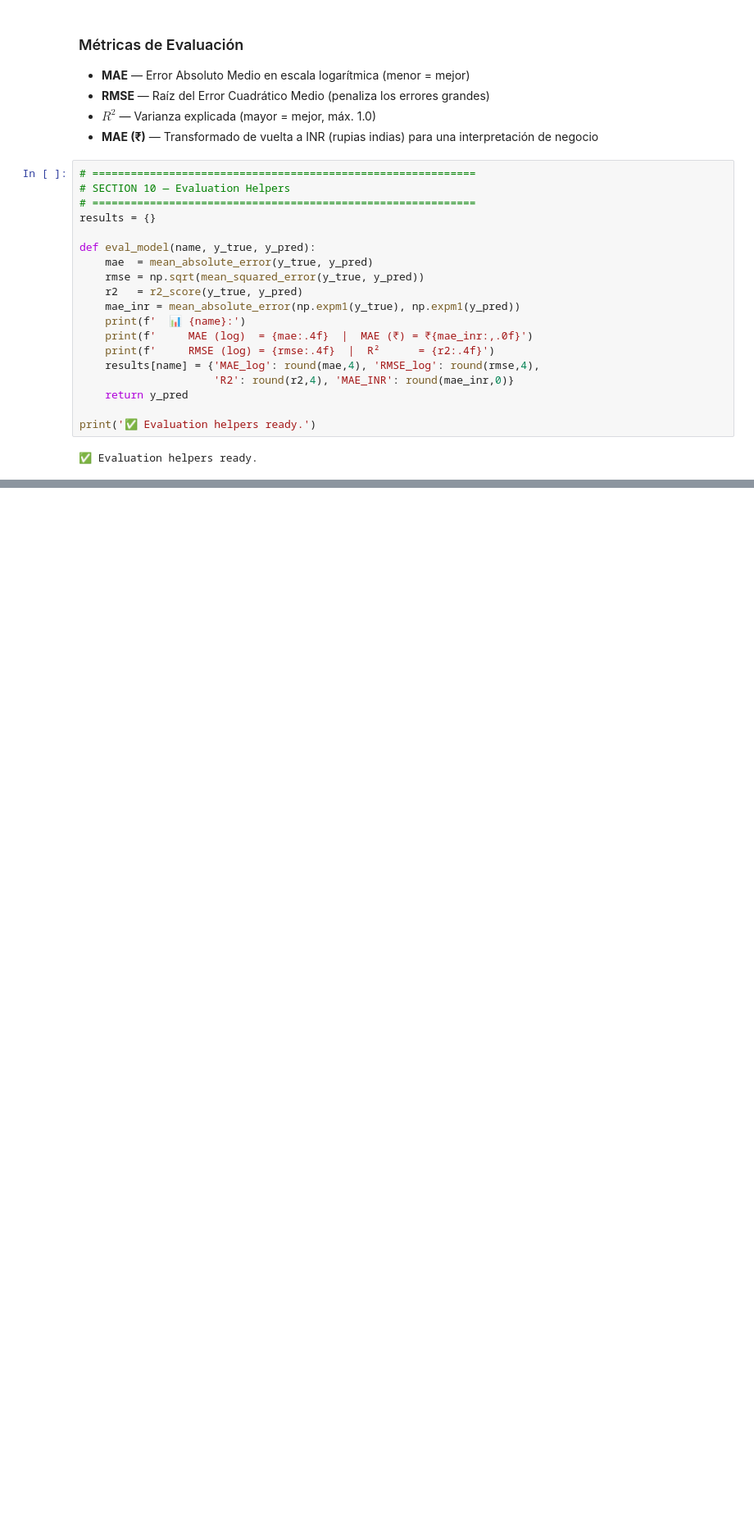
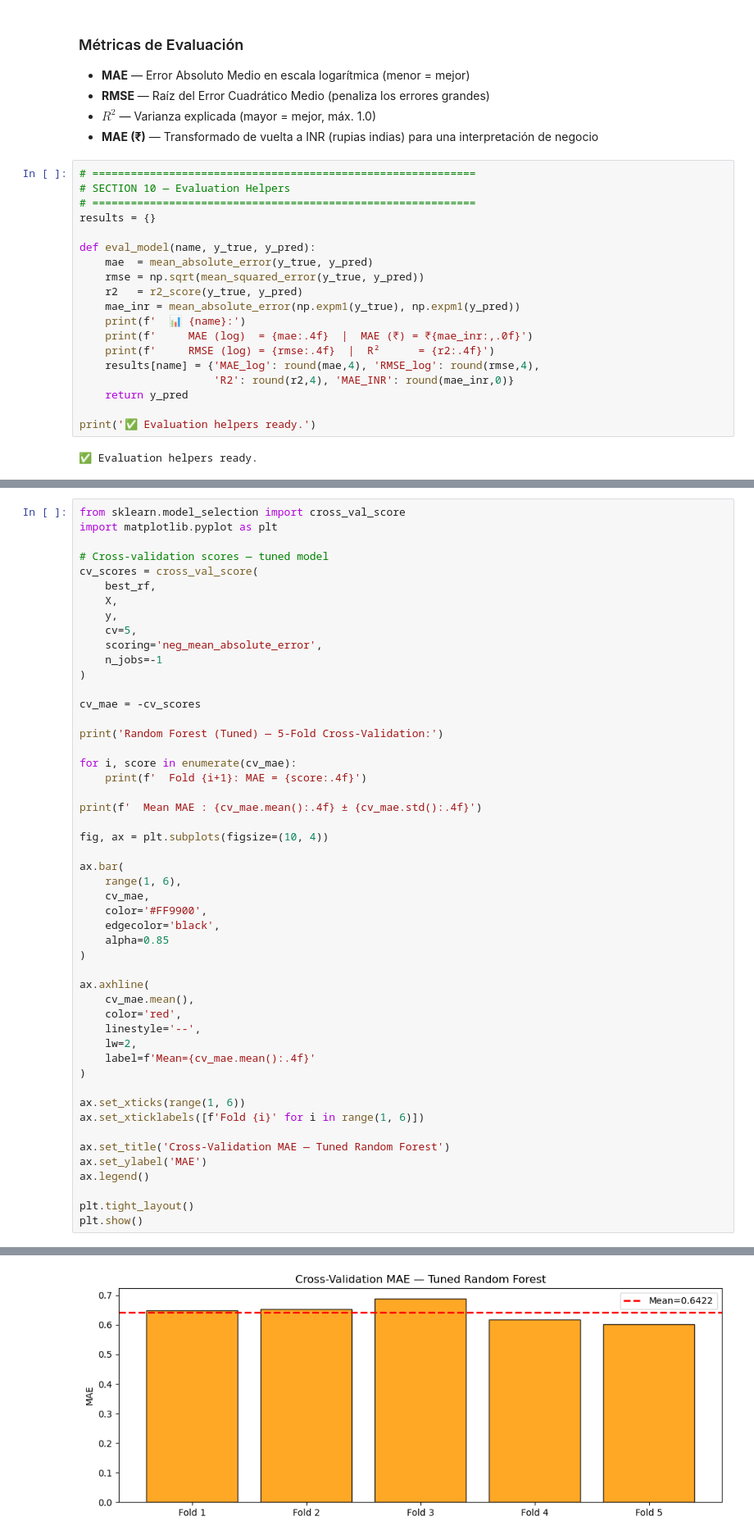
Before and after one commit to Avryl-Salas/9AIEVND-ADND-Practicas-230219-2, a Jupyter notebook: Practica04/Practica04_230219.ipynb, the cells around one changed output, grey strips where cells are left out. Shown at 82% size. Drawn from its saved outputs; the diff is of its cells as text; blank space fills up the shorter version.

```diff
--- a/Practica04/Practica04_230219.ipynb
+++ b/Practica04/Practica04_230219.ipynb
@@ -1141,0 +1411,51 @@ print('✅ Evaluation helpers ready.')
+# %%
+from sklearn.model_selection import cross_val_score
+import matplotlib.pyplot as plt
+
+# Cross-validation scores — tuned model
+cv_scores = cross_val_score(
+    best_rf,
+    X,
+    y,
+    cv=5,
+    scoring='neg_mean_absolute_error',
+    n_jobs=-1
+)
+
+cv_mae = -cv_scores
+
+print('Random Forest (Tuned) — 5-Fold Cross-Validation:')
+
+for i, score in enumerate(cv_mae):
+    print(f'  Fold {i+1}: MAE = {score:.4f}')
+
+print(f'  Mean MAE : {cv_mae.mean():.4f} ± {cv_mae.std():.4f}')
+
+fig, ax = plt.subplots(figsize=(10, 4))
+
+ax.bar(
+    range(1, 6),
+    cv_mae,
+    color='#FF9900',
+    edgecolor='black',
+    alpha=0.85
+)
+
+ax.axhline(
+    cv_mae.mean(),
+    color='red',
+    linestyle='--',
+    lw=2,
+    label=f'Mean={cv_mae.mean():.4f}'
+)
+
+ax.set_xticks(range(1, 6))
+ax.set_xticklabels([f'Fold {i}' for i in range(1, 6)])
+
+ax.set_title('Cross-Validation MAE — Tuned Random Forest')
+ax.set_ylabel('MAE')
+ax.legend()
+
+plt.tight_layout()
+plt.show()
+# %% [output]
@@ -1141,0 +1469 @@ print('✅ Evaluation helpers ready.')
+[figure, added]
```
Also changed, not shown: parts of 28 cells of this notebook.
